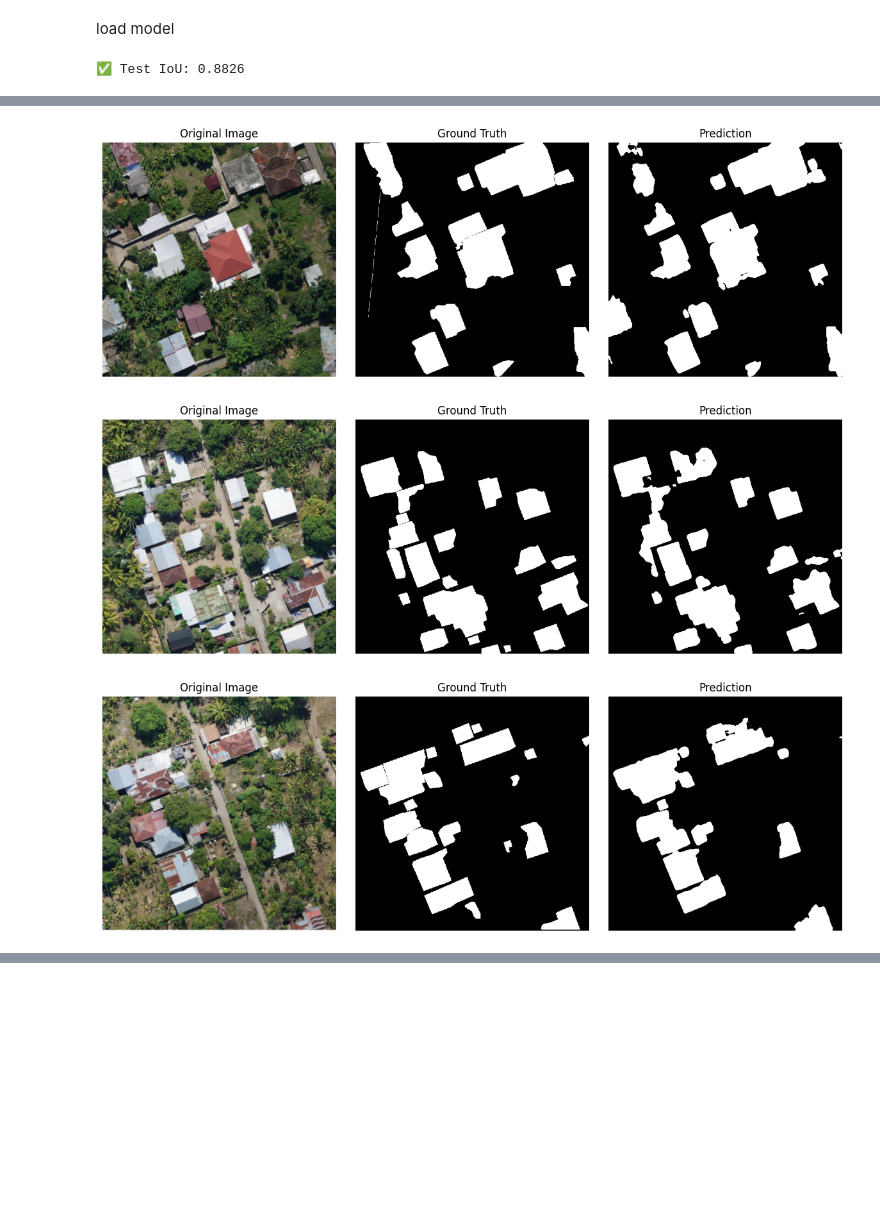
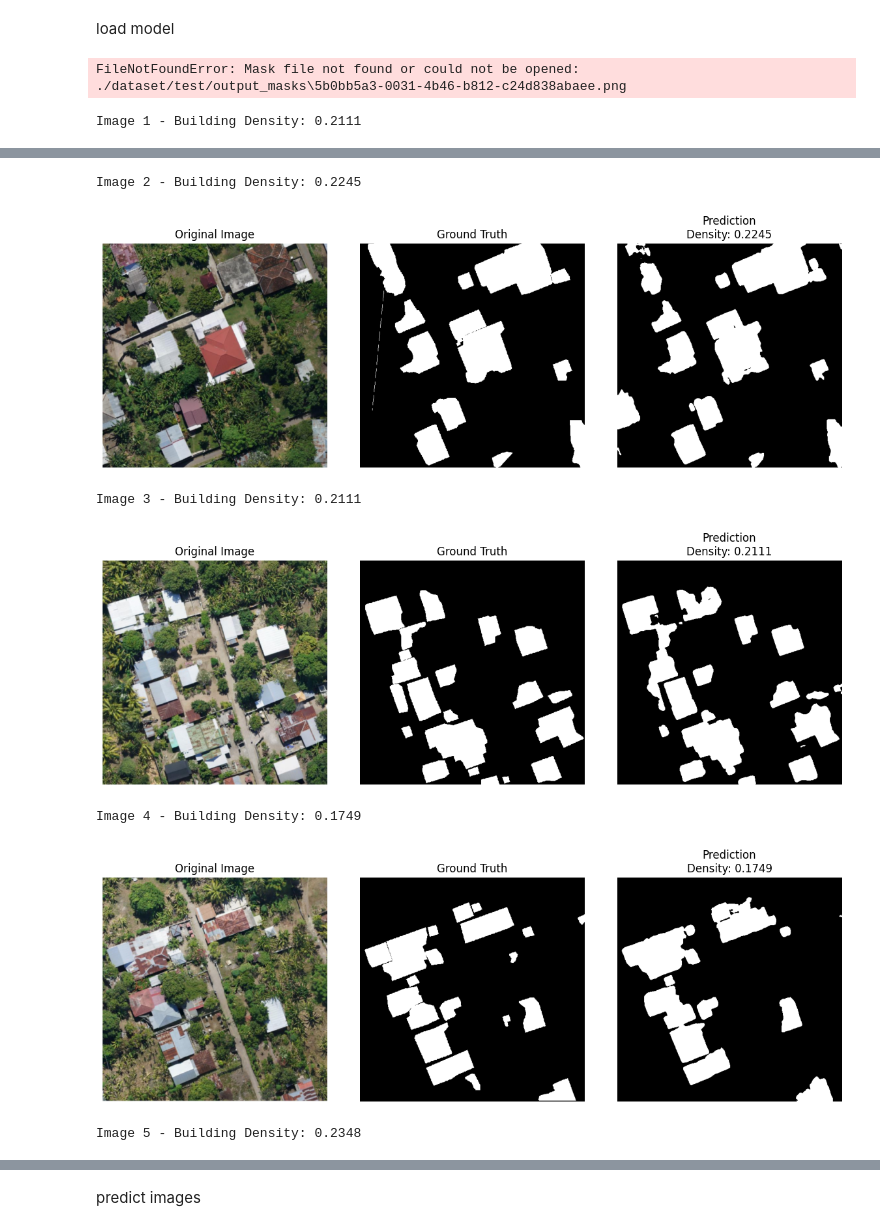
Before and after one commit to heronhoga/unetplusplus-segmentation-building, a Jupyter notebook: notebook.ipynb, the cells around one changed output, grey strips where cells are left out. Saved outputs shown, nothing was run; the diff lists cells and outputs as text; code cells hidden in the pictures; blank space fills up the shorter version.

Commit message:
fix:fix model to save the images

```diff
--- a/notebook.ipynb
+++ b/notebook.ipynb
@@ -422,7 +406,7 @@ model = smp.UnetPlusPlus(
     in_channels=3,
     classes=1
 )
-model.load_state_dict(torch.load("best_model.pth", map_location="cpu"))
+model.load_state_dict(torch.load("best_model_mobilenetv2_iou_8826.pth", map_location="cpu"))
 model.eval().to(device)
 
 test_dataset = TestSegmentationDataset(
@@ -432,7 +416,6 @@ test_dataset = TestSegmentationDataset(
 )
 test_loader = DataLoader(test_dataset, batch_size=1, shuffle=False)
 
-# Evaluate
 from torchmetrics.classification import BinaryJaccardIndex
 
 jaccard = BinaryJaccardIndex().to(device)
@@ -452,7 +435,7 @@ with torch.no_grad():
 test_iou = jaccard.compute().item()
 print(f"✅ Test IoU: {test_iou:.4f}")
 # %% [output]
-✅ Test IoU: 0.8826
+FileNotFoundError: Mask file not found or could not be opened: ./dataset/test/output_masks\5b0bb5a3-0031-4b46-b812-c24d838abaee.png
 # %%
 import matplotlib.pyplot as plt
 import torch
@@ -463,7 +446,13 @@ def denormalize(image_tensor, mean, std):
     std = torch.tensor(std).view(3, 1, 1)
     return (image_tensor * std + mean).clamp(0, 1)
 
-def visualize_prediction(model, test_loader, device, num_samples=5):
+def calculate_density(pred_mask):
+    """Calculate building density as ratio of building pixels to total pixels."""
+    building_pixels = (pred_mask == 1).sum()
+    total_pixels = pred_mask.size
+    return building_pixels / total_pixels
+
+def visualize_prediction_with_density(model, test_loader, device, num_samples=5):
     model.eval()
     model.to(device)
 
@@ -490,6 +479,9 @@ def visualize_prediction(model, test_loader, device, num_samples=5):
                 if pred_np.ndim != 2:
                     pred_np = pred_np[0]
 
+                density = calculate_density(pred_np)
+                print(f"Image {count+1} - Building Density: {density:.4f}")
+
                 plt.figure(figsize=(12, 4))
 
                 plt.subplot(1, 3, 1)
@@ -503,7 +495,7 @@ def visualize_prediction(model, test_loader, device, num_samples=5):
                 plt.axis('off')
 
                 plt.subplot(1, 3, 3)
-                plt.title("Prediction")
+                plt.title(f"Prediction\nDensity: {density:.4f}")
                 plt.imshow(pred_np, cmap='gray')
                 plt.axis('off')
 
@@ -515,5 +507,6 @@ def visualize_prediction(model, test_loader, device, num_samples=5):
                     return
 # %%
 device = torch.device('cuda' if torch.cuda.is_available() else 'cpu')
-visualize_prediction(model, test_loader, device, num_samples=5)
+visualize_prediction_with_density(model, test_loader, device, num_samples=5)
 # %% [output]
+Image 1 - Building Density: 0.2111
@@ -521,3 +514,7 @@ visualize_prediction(model, test_loader, device, num_samples=5)
+Image 2 - Building Density: 0.2245
-[figure, old version]
+[figure, new version]
+Image 3 - Building Density: 0.2111
-[figure, old version]
+[figure, new version]
+Image 4 - Building Density: 0.1749
-[figure, old version]
+[figure, new version]
+Image 5 - Building Density: 0.2348
@@ -524,0 +522,2 @@ visualize_prediction(model, test_loader, device, num_samples=5)
+# %% [markdown]
+predict images
```
Also changed, not shown: parts of 10 cells of this notebook, 1 other file.
